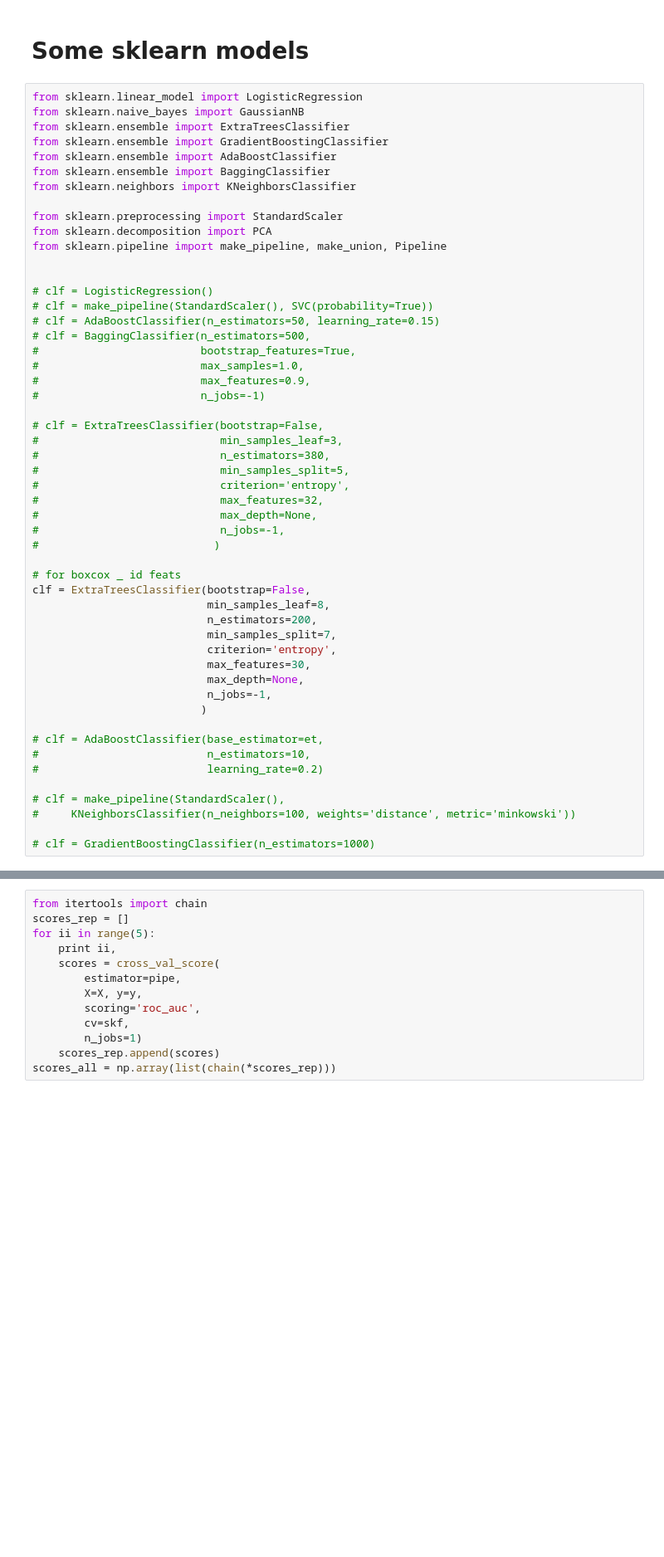
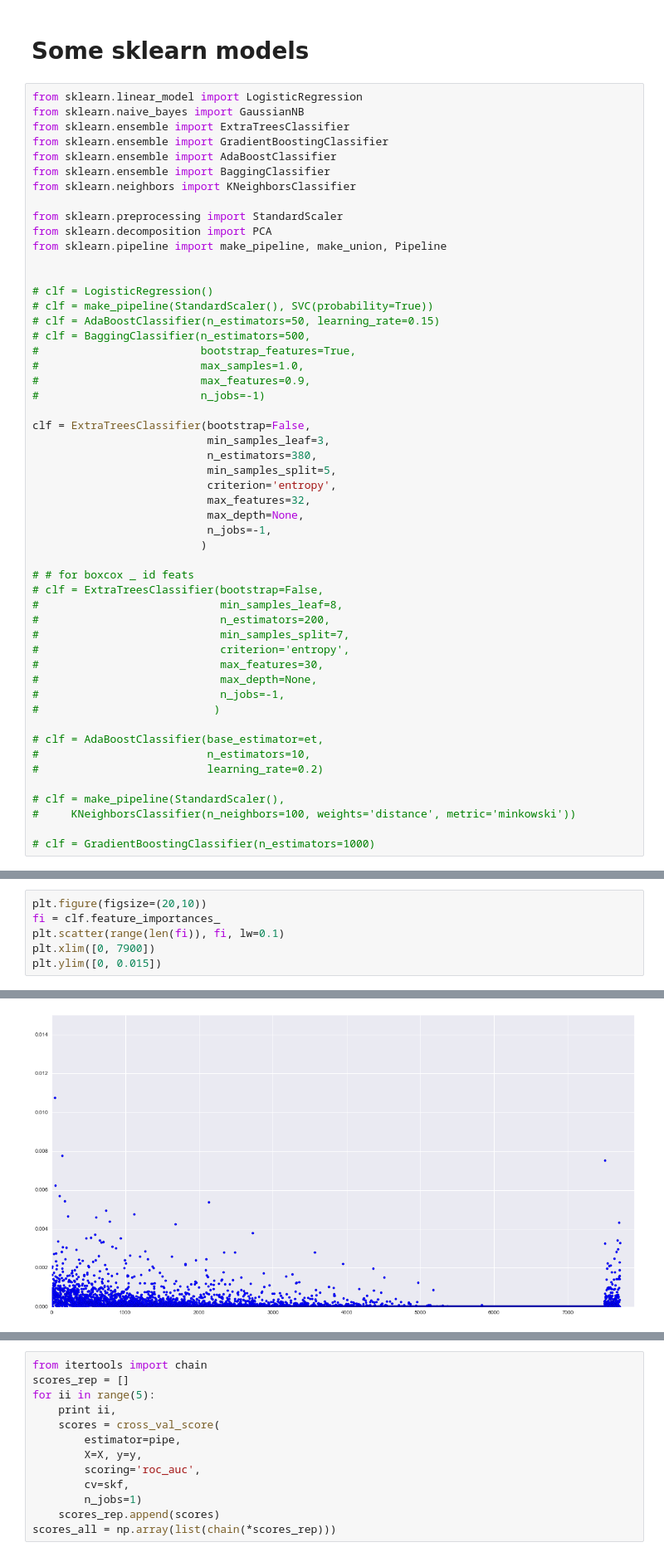
Before and after one commit to JasonTam/fb4, a Jupyter notebook: src/predict.ipynb, the cells around one changed output, grey strips where cells are left out. Shown at 83% size. Drawn from its saved outputs; the diff is of its cells as text; blank space fills up the shorter version.

```diff
--- a/src/predict.ipynb
+++ b/src/predict.ipynb
@@ -137,26 +186,26 @@ from sklearn.pipeline import make_pipeline, make_union, Pipeline
 #                         max_features=0.9,
 #                         n_jobs=-1)
 
+clf = ExtraTreesClassifier(bootstrap=False,
+                           min_samples_leaf=3,
+                           n_estimators=380,
+                           min_samples_split=5,
+                           criterion='entropy',
+                           max_features=32,
+                           max_depth=None,
+                           n_jobs=-1,
+                          )
+
+# # for boxcox _ id feats
 # clf = ExtraTreesClassifier(bootstrap=False,
-#                            min_samples_leaf=3,
-#                            n_estimators=380,
-#                            min_samples_split=5,
+#                            min_samples_leaf=8,
+#                            n_estimators=200,
+#                            min_samples_split=7,
 #                            criterion='entropy',
-#                            max_features=32,
+#                            max_features=30,
 #                            max_depth=None,
 #                            n_jobs=-1,
 #                           )
-
-# for boxcox _ id feats
-clf = ExtraTreesClassifier(bootstrap=False,
-                           min_samples_leaf=8,
-                           n_estimators=200,
-                           min_samples_split=7,
-                           criterion='entropy',
-                           max_features=30,
-                           max_depth=None,
-                           n_jobs=-1,
-                          )
 
 # clf = AdaBoostClassifier(base_estimator=et,
 #                          n_estimators=10,
@@ -168,0 +227,7 @@ clf = ExtraTreesClassifier(bootstrap=False,
+# %%
+plt.figure(figsize=(20,10))
+fi = clf.feature_importances_
+plt.scatter(range(len(fi)), fi, lw=0.1)
+plt.xlim([0, 7900])
+plt.ylim([0, 0.015])
+# %% [output]
@@ -168,0 +235 @@ clf = ExtraTreesClassifier(bootstrap=False,
+[figure, added]
```
Also changed, not shown: parts of 27 cells of this notebook, 2 other files.
